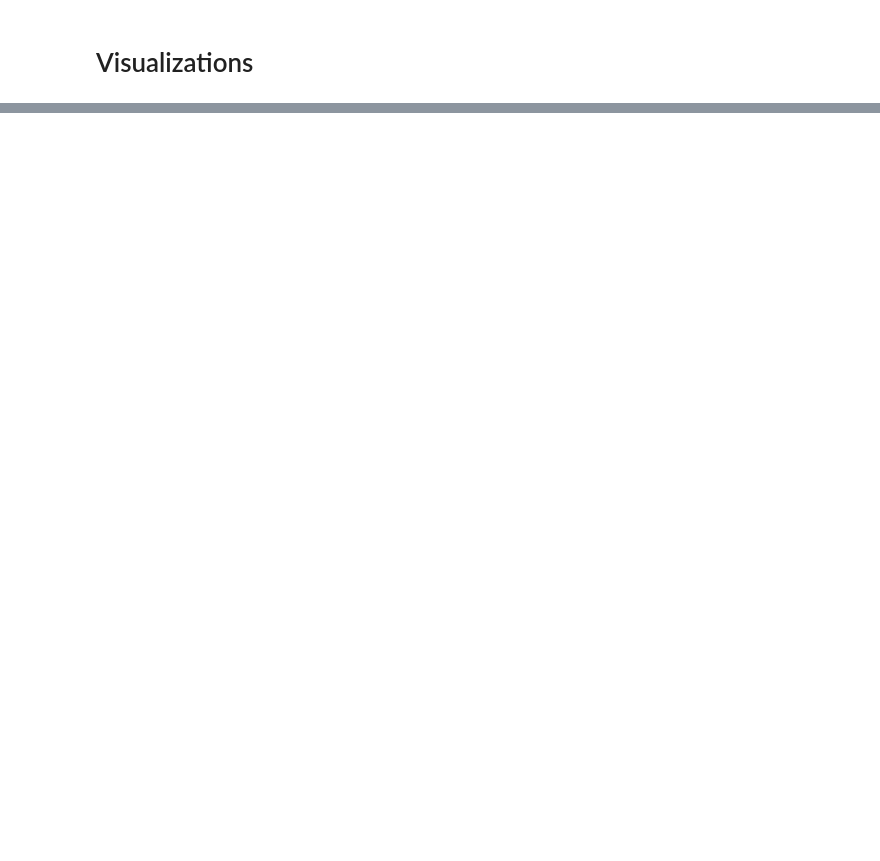
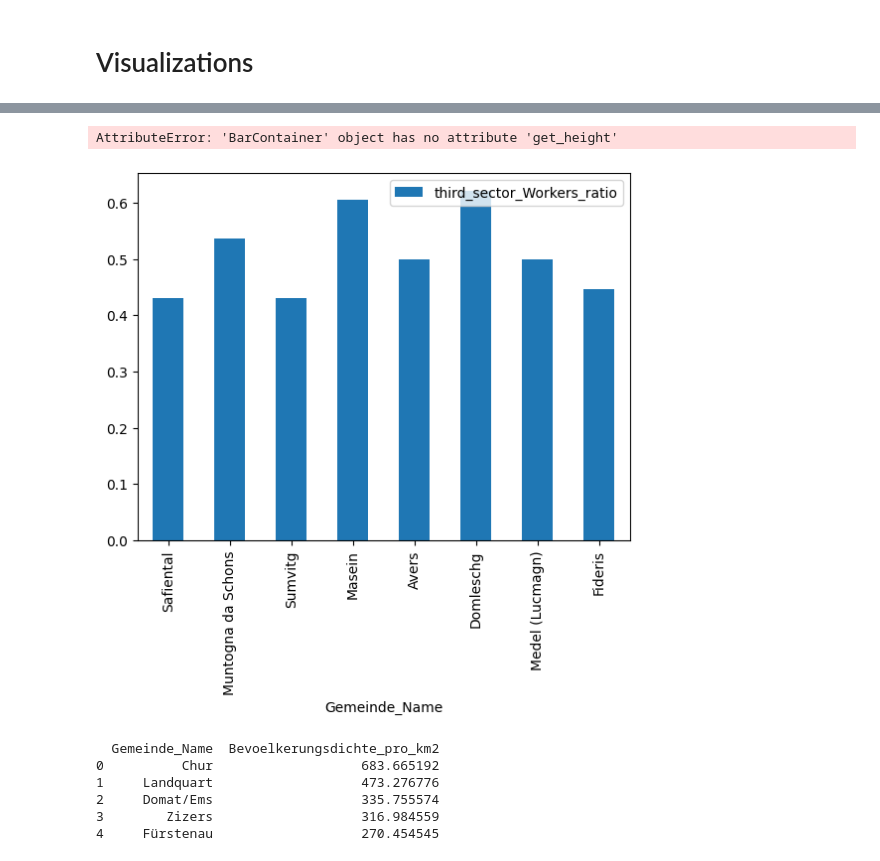
Before and after one commit to pascalreiss/dawr-grisons, a Jupyter notebook: src/complete.ipynb, the cells around one changed output, grey strips where cells are left out. Cells and saved outputs as stored; diff of their text form; code cells hidden in the pictures; blank space fills up the shorter version.

Commit message:
graphs mostly done docx created

```diff
--- a/src/complete.ipynb
+++ b/src/complete.ipynb
@@ -39,13 +40,20 @@ df['inhabitants_district'] = df['district'].map(inhabitants_per_district)
 df['famous_people_per_capita'] = df['famous_person_count_district'] / df['inhabitants_district']
 
 
+df['third_sector_Workers_total'] = df['third_sector_Workers_total'].replace('X', 0)
+df['third_sector_Workers_total'] = pd.to_numeric(df['third_sector_Workers_total'])
+
+df['second_sector_Workers_total'] = df['second_sector_Workers_total'].replace('X', 0)
+df['second_sector_Workers_total'] = pd.to_numeric(df['second_sector_Workers_total'])
+
 df['first_sector_Workers_total'] = df['first_sector_Workers_total'].replace('X', 0)
 df['first_sector_Workers_total'] = pd.to_numeric(df['first_sector_Workers_total'])
+df['third_sector_Workers_ratio'] = df['third_sector_Workers_total'] / (df['first_sector_Workers_total'] + df['second_sector_Workers_total'] + df['third_sector_Workers_total'])
 
-df['first_sector_Workers_total_normalized'] = (df['first_sector_Workers_total'] - df['first_sector_Workers_total'].min()) / (df['first_sector_Workers_total'].max() - df['first_sector_Workers_total'].min())
+df['third_sector_Workers_total_normalized'] = (df['third_sector_Workers_total'] - df['third_sector_Workers_total'].min()) / (df['third_sector_Workers_total'].max() - df['third_sector_Workers_total'].min())
 df['famous_people_per_capita_normalized'] = (df['famous_people_per_capita'] - df['famous_people_per_capita'].min()) / (df['famous_people_per_capita'].max() - df['famous_people_per_capita'].min())
 df['New_homes_per_1000_inhabitants_normalized'] = (df['New_homes_per_1000_inhabitants'] - df['New_homes_per_1000_inhabitants'].min()) / (df['New_homes_per_1000_inhabitants'].max() - df['New_homes_per_1000_inhabitants'].min())
-df['Famous_People_relation_to_first_sector_and_new_homes_ranking_3'] = ((1.8 * df['famous_people_per_capita_normalized'] + 0.7 * df['first_sector_Workers_total_normalized'] + 0.5 * df['New_homes_per_1000_inhabitants_normalized']) / 3) * 100
+df['Famous_People_relation_to_third_sector_and_new_homes_ranking_3'] = ((1.8 * df['famous_people_per_capita_normalized'] + 0.7 * df['third_sector_Workers_total_normalized'] + 0.5 * df['New_homes_per_1000_inhabitants_normalized']) / 3) * 100
 
 create_csv('data', 'combined_data_set.csv', df, index=False, overwrite=True)
 # %%
@@ -145,0 +200,33 @@ domleschg = df[df['Gemeinde_Name'] == 'Domleschg']
+# %%
+y_col = 'third_sector_Workers_ratio'
+
+# create the barplot
+ax = range_df.plot(kind='bar', x='Gemeinde_Name', y=y_col)
+
+# iterate over each bar to add the annotation
+for p in ax.containers:
+    for i, (val, gemeinde_name) in enumerate(zip(p.get_height(), range_df['Gemeinde_Name'])):
+        ax.annotate(f'{gemeinde_name}\n{val:.1f}', (p.get_x()[i] + p.get_width()[i] / 2, val),
+                    ha='center', va='bottom')
+
+# set the labels for the axes
+ax.set_xlabel('Gemeinde Name')
+ax.set_ylabel(y_col)
+
+# show the plot
+plt.show()
+# %% [output]
+AttributeError: 'BarContainer' object has no attribute 'get_height'
+[figure, added]
+# %%
+df = df.sort_values(by='Bevoelkerungsdichte_pro_km2', ascending=False).reset_index(drop=True)
+
+cols_to_show = ['Gemeinde_Name', 'Bevoelkerungsdichte_pro_km2']
+print(df[cols_to_show].head(5))
+# %% [output]
+  Gemeinde_Name  Bevoelkerungsdichte_pro_km2
+0          Chur                   683.665192
+1     Landquart                   473.276776
+2     Domat/Ems                   335.755574
+3        Zizers                   316.984559
+4     Fürstenau                   270.454545
```
Also changed, not shown: parts of 7 cells of this notebook, 2 other files.
